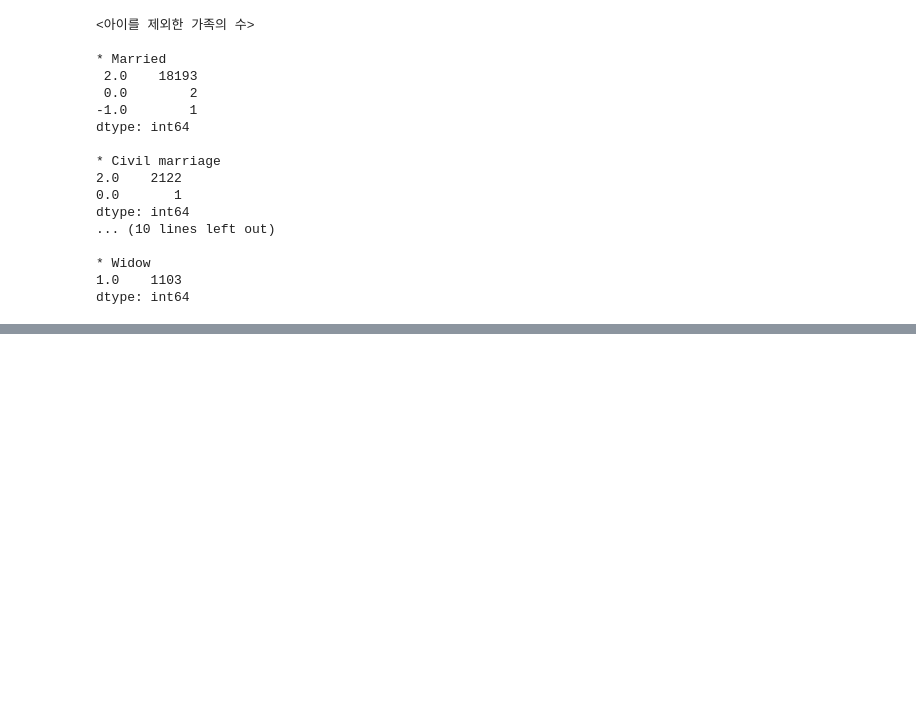
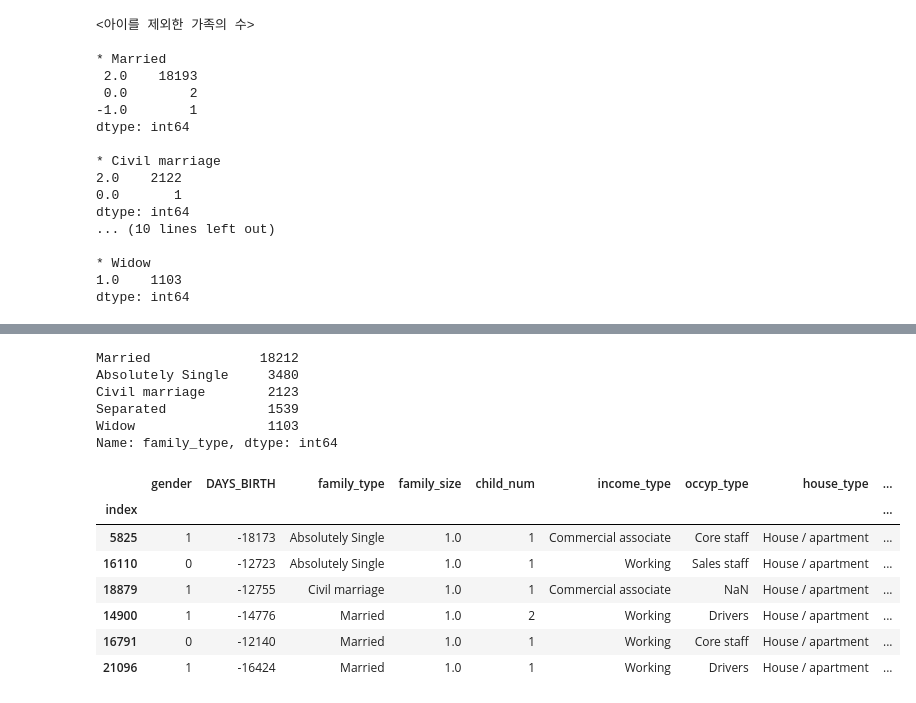
Before and after one commit to Gangtaro/data_science_repository, a Jupyter notebook: COMPETETION_LOG/DACON_210405_credit/210405_credit_eda.ipynb, the cells around one changed output, grey strips where cells are left out. Saved outputs shown, nothing was run; the diff lists cells and outputs as text; code cells hidden in the pictures; blank space fills up the shorter version.

```diff
--- a/COMPETETION_LOG/DACON_210405_credit/210405_credit_eda.ipynb
+++ b/COMPETETION_LOG/DACON_210405_credit/210405_credit_eda.ipynb
@@ -506,0 +549,25 @@ dtype: int64
+# %%
+# Single / not married 범주의 분해
+train.family_type[(train.family_type == 'Single / not married')&(train.family_size - train.child_num == 2)] = 'Married'
+train.family_type[train.family_type == 'Single / not married'] = 'Absolutely Single'
+train.family_type.value_counts()
+# %% [output]
+Married              18212
+Absolutely Single     3480
+Civil marriage        2123
+Separated             1539
+Widow                 1103
+Name: family_type, dtype: int64
+# %%
+whether_married_new = train.family_type.copy()
+whether_married_new.replace({'Married':2, 'Civil marriage':2, 'Separated':1, 'Absolutely Single':1, 'Widow':1}, inplace = True)
+train[train.family_size - train.child_num != whether_married_new][['gender', 'DAYS_BIRTH', 'family_type','family_size', 'child_num', 'income_type', 'occyp_type', 'house_type','credit']].sort_values('family_type')
+# %% [output]
+|  | gender | DAYS_BIRTH | family_type | family_size | child_num | income_type | occyp_type | house_type | ... |
+| index |  |  |  |  |  |  |  |  | ... |
+| 5825 | 1 | -18173 | Absolutely Single | 1.0 | 1 | Commercial associate | Core staff | House / apartment | ... |
+| 16110 | 0 | -12723 | Absolutely Single | 1.0 | 1 | Working | Sales staff | House / apartment | ... |
+| 18879 | 1 | -12755 | Civil marriage | 1.0 | 1 | Commercial associate | NaN | House / apartment | ... |
+| 14900 | 1 | -14776 | Married | 1.0 | 2 | Working | Drivers | House / apartment | ... |
+| 16791 | 0 | -12140 | Married | 1.0 | 1 | Working | Core staff | House / apartment | ... |
+| 21096 | 1 | -16424 | Married | 1.0 | 1 | Working | Drivers | House / apartment | ... |
```
Also changed, not shown: parts of 26 cells of this notebook, 8 other files.
